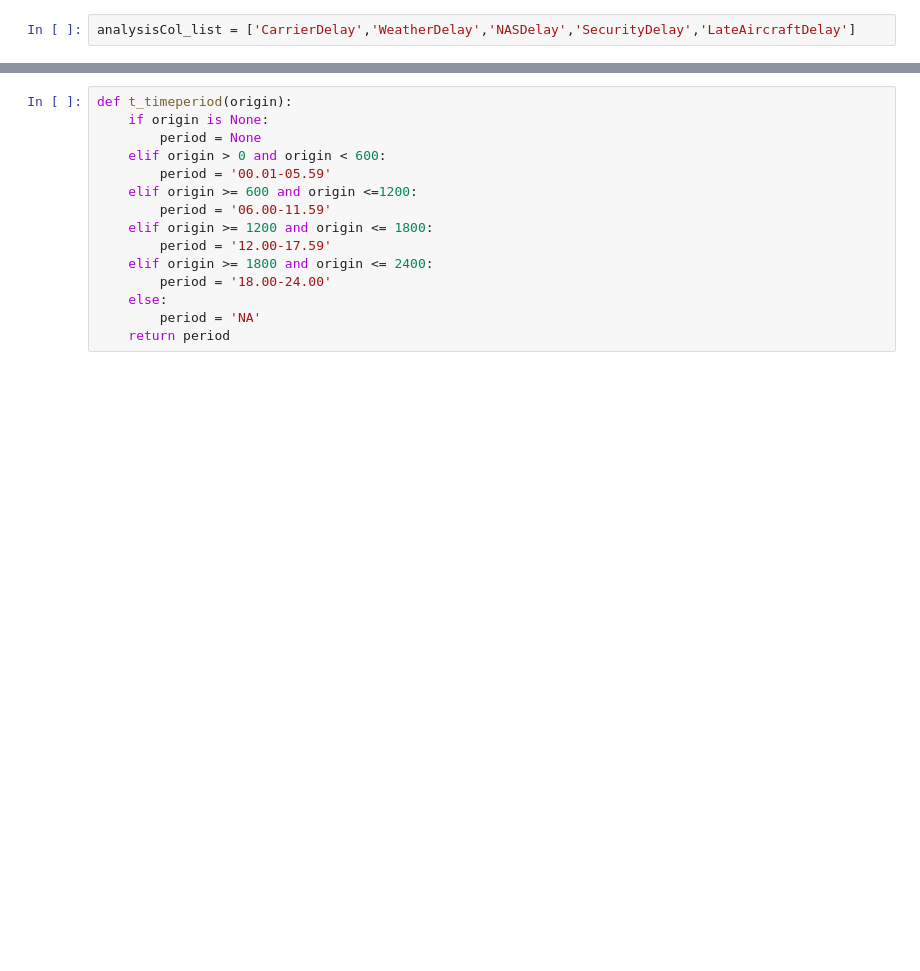
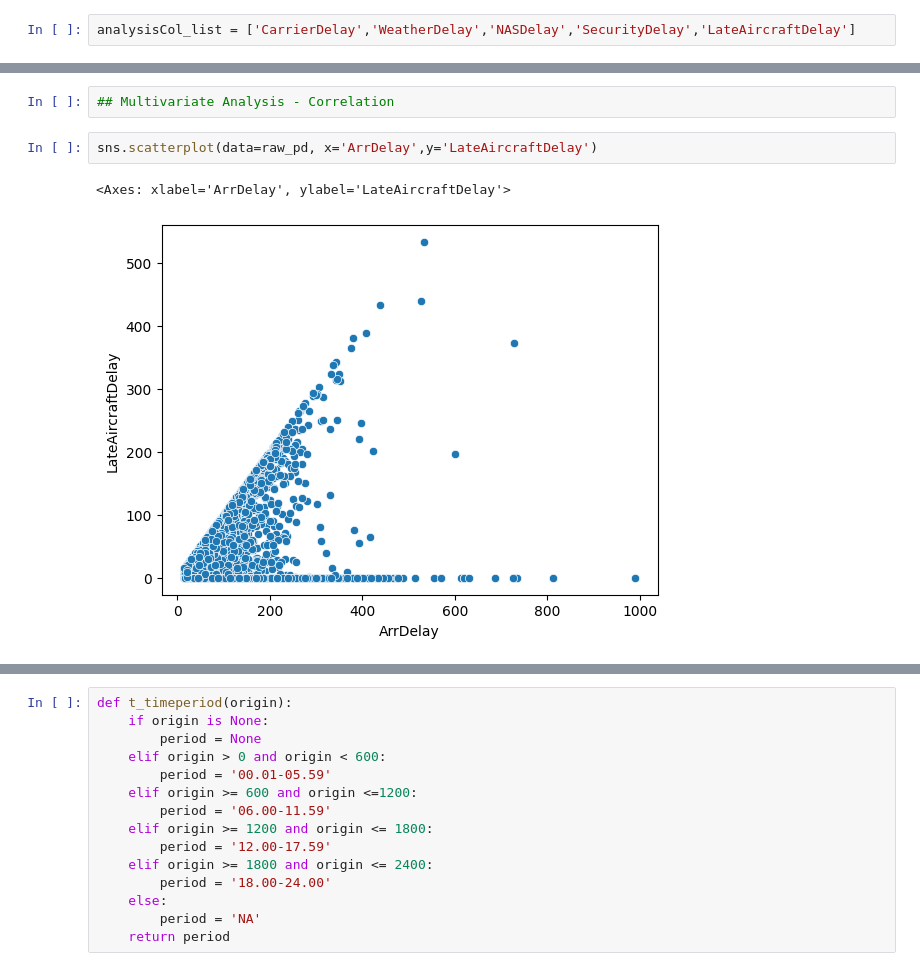
Before and after one commit to aekanun2020/Data-Analytics-using-Python, a Jupyter notebook: Solution_Homework_Python_Pandas_CoeffVariation.ipynb, the cells around one changed output, grey strips where cells are left out. Drawn from its saved outputs; the diff is of its cells as text; blank space fills up the shorter version.

Commit message:
ปรับปรุงใส่คำอธิบาย และแยก multivariate ออกมาในส่วน delay

```diff
--- a/Solution_Homework_Python_Pandas_CoeffVariation.ipynb
+++ b/Solution_Homework_Python_Pandas_CoeffVariation.ipynb
@@ -428,0 +432,7 @@ sns.boxplot(x=raw_pd['AirTime'])
+# %%
+## Multivariate Analysis - Correlation
+# %%
+sns.scatterplot(data=raw_pd, x='ArrDelay',y='LateAircraftDelay')
+# %% [output]
+<Axes: xlabel='ArrDelay', ylabel='LateAircraftDelay'>
+[figure, added]
```
Also changed, not shown: parts of 56 cells of this notebook.
